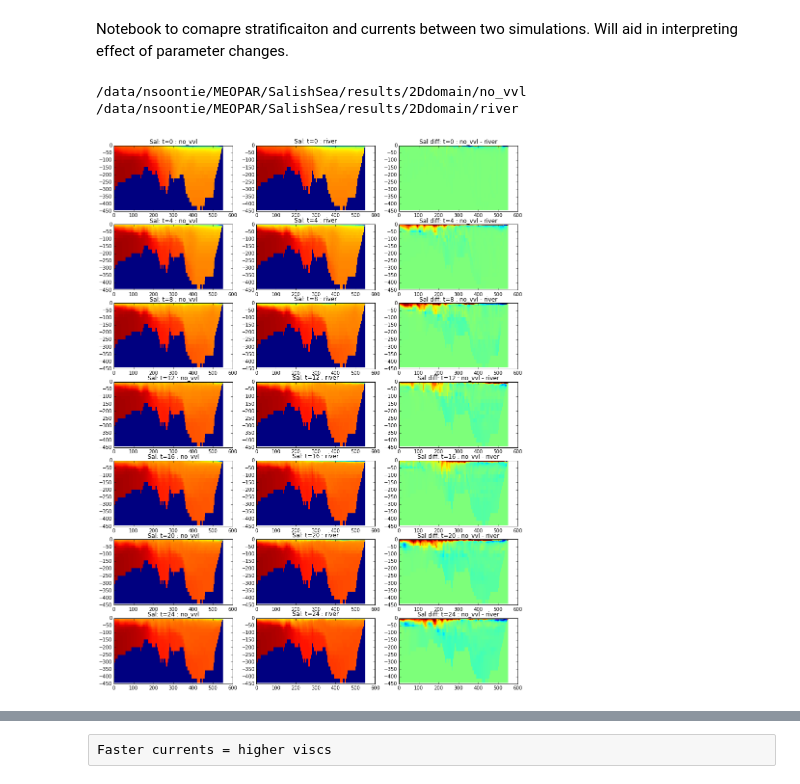
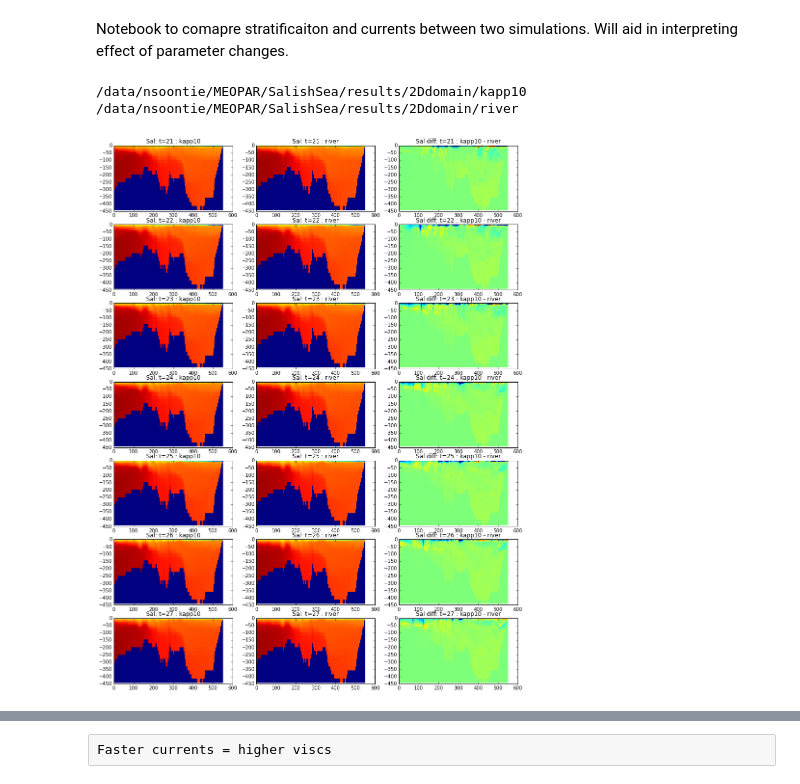
Before and after one commit to SalishSeaCast/2d-domain, a Jupyter notebook: analysis/CompareTwo.ipynb, the cells around one changed output, grey strips where cells are left out. Drawn from its saved outputs; the diff is of its cells as text; code cells hidden in the pictures.

Commit message:
Comparing kapp10 with a base case

```diff
--- a/analysis/CompareTwo.ipynb
+++ b/analysis/CompareTwo.ipynb
@@ -11,7 +11,7 @@ import os
 # %%
 results = '/data/nsoontie/MEOPAR/SalishSea/results/2Ddomain/'
 
-run1 = 'no_vvl'
+run1 = 'kapp10'
 run2 = 'river'
 
 path={}
@@ -21,7 +21,7 @@ path[run2] = os.path.join(results,run2)
 print path[run1]
 print path[run2]
 # %% [output]
-/data/nsoontie/MEOPAR/SalishSea/results/2Ddomain/no_vvl
+/data/nsoontie/MEOPAR/SalishSea/results/2Ddomain/kapp10
 /data/nsoontie/MEOPAR/SalishSea/results/2Ddomain/river
 # %%
 Us = {}; Ws = {}; Ts = {}; Ss={}; Diffs={}; Viscs={}
@@ -45,18 +45,18 @@ x = f.variables['nav_lon'][1,:]
 xx,zz = np.meshgrid(x,-depths[:])
 # %%
 fig, axs = plt.subplots(7,3,figsize=(15,20))
-ts = np.arange(0,27,4)
+ts = np.arange(21,28,1)
 
 for n, run in enumerate(runs):
     for t,ax in zip(ts,axs[:,n].flat):
         ax.pcolormesh(xx,zz,Ss[run][t,:,:],vmin=20,vmax=34)
         ax.set_title('Sal: t={} : {}'.format(t, run))
 
 for t, ax in zip(ts, axs[:,2].flat):
-    ax.pcolormesh(xx,zz,Ss[run1][t,:,:]-Ss[run2][t,:,:],vmin=-1,vmax=1)
+    ax.pcolormesh(xx,zz,Ss[run1][t,:,:]-Ss[run2][t,:,:],vmin=-.5,vmax=.5)
     ax.set_title('Sal diff: t={} : {} - {}'.format(t, run1, run2))
 # %% [output]
-[figure, old version]
+[figure, new version]
 # %%
 fig, axs = plt.subplots(7,3,figsize=(15,20))
 ts = np.arange(0,27,4)
```
Also changed, not shown: parts of 7 cells of this notebook.
